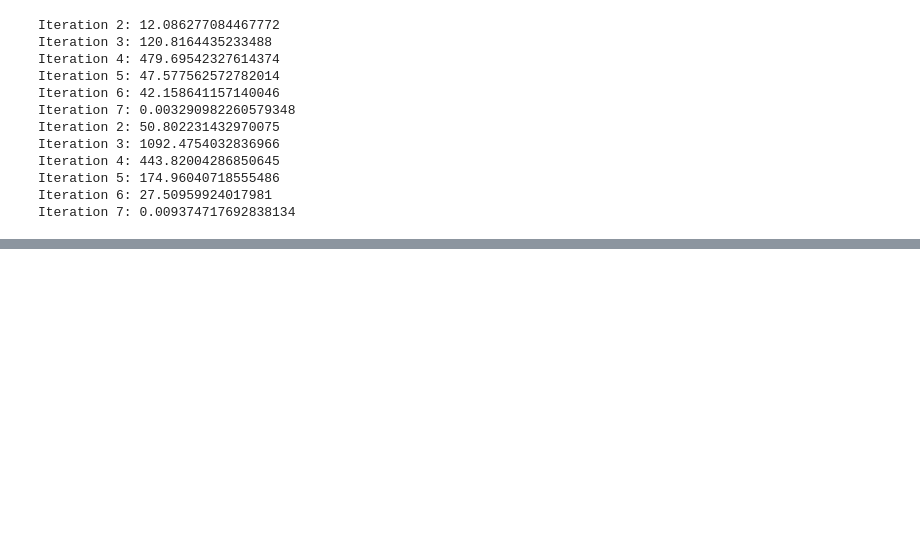
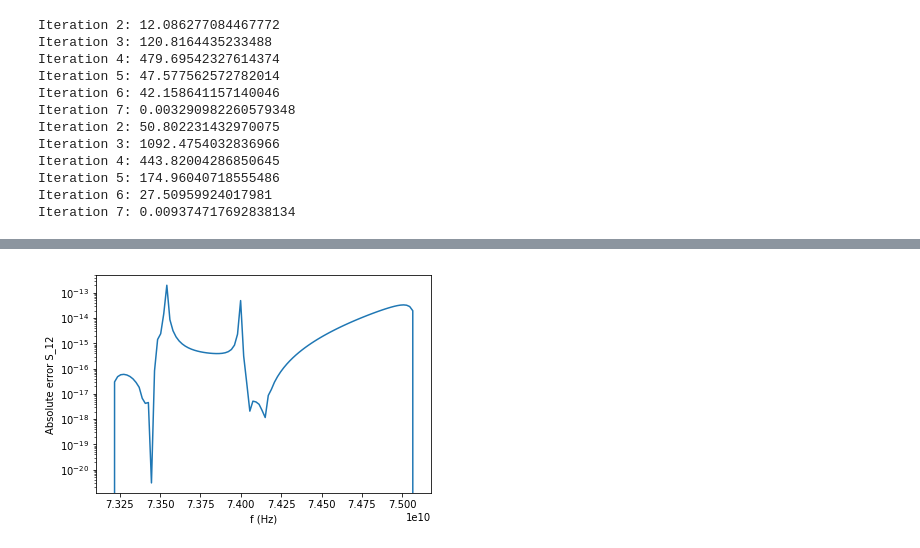
Before and after one commit to FMatti/Maxwell-MRI, a Jupyter notebook: examples/circular_waveguide_filter/circular_waveguide_filter.ipynb, the cells around one changed output, grey strips where cells are left out. Saved outputs shown, nothing was run; the diff lists cells and outputs as text; code cells hidden in the pictures; blank space fills up the shorter version.

```diff
--- a/examples/circular_waveguide_filter/circular_waveguide_filter.ipynb
+++ b/examples/circular_waveguide_filter/circular_waveguide_filter.ipynb
@@ -165,6 +148,7 @@ plt.subplots_adjust(wspace=0, hspace=0)
-# %%
-S_FEM = compute_scattering_matrices(F, U_FEM, freq)
-S_MRI = compute_scattering_matrices(F, U_MRI, freq)
-
-S11_FEM, S21_FEM, S12_FEM, S22_FEM = get_scattering_coefficients(S_FEM)
-S11_MRI, S21_MRI, S12_MRI, S22_MRI = get_scattering_coefficients(S_MRI)
+# %%
+plt.plot(freq[::2], np.abs(S12_FEM - S12_MRI))
+plt.ylabel('Absolute error S_12')
+plt.xlabel('f (Hz)')
+plt.yscale('log')
+# %% [output]
+[figure, added]
```
Also changed, not shown: parts of 4 cells of this notebook, 4 other files.
